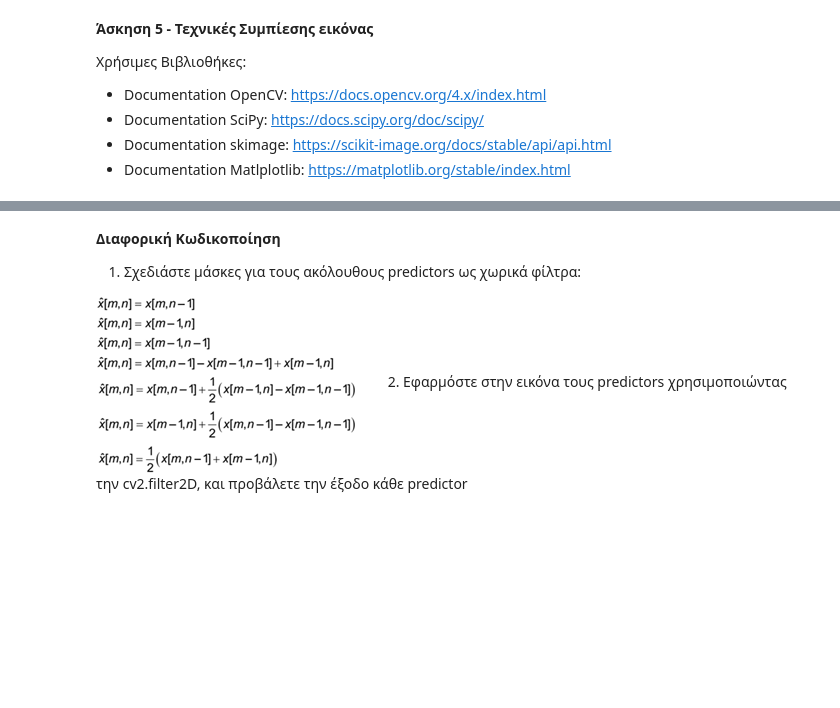
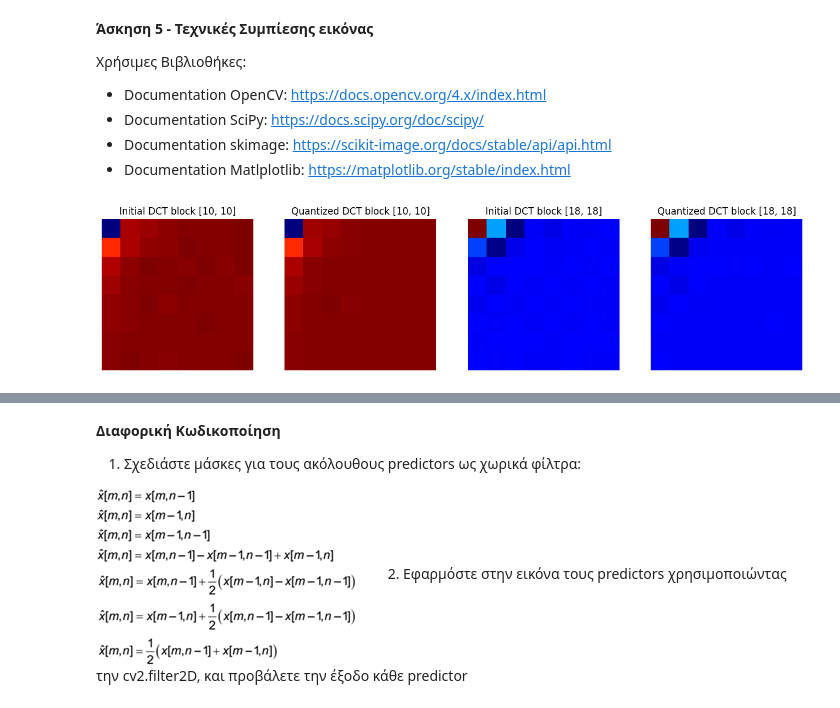
Before and after one commit to AgniKoko/DIP_HW02, a Jupyter notebook: DIP_HW02.ipynb, the cells around one changed output, grey strips where cells are left out. Saved outputs shown, nothing was run; the diff lists cells and outputs as text; code cells hidden in the pictures; blank space fills up the shorter version.

```diff
--- a/DIP_HW02.ipynb
+++ b/DIP_HW02.ipynb
@@ -23,4 +23,47 @@ import heapq
 from collections import defaultdict
 import urllib.request
 
-image = cv2.imread('parrot.jpg', cv2.IMREAD_GRAYSCALE)
+image = cv2.imread('dog_square.png')
+ycbcr_image = cv2.cvtColor(image, cv2.COLOR_BGR2YCrCb)
+Y, Cb, Cr = cv2.split(ycbcr_image)
+# %%
+# Function to compute the 2D DCT of an 8x8 block
+def dct2(block):
+    return dct(dct(block.T, norm='ortho').T, norm='ortho')
+
+# Process each channel with block-wise DCT and quantization
+def process_channel(channel):
+    blocks = view_as_blocks(channel, block_shape=(8, 8))
+    dct_blocks = np.zeros_like(blocks)
+    for i in range(blocks.shape[0]):
+        for j in range(blocks.shape[1]):
+            block = blocks[i, j]
+            dct_blocks[i, j] = dct2(block - 128)
+    return dct_blocks
+
+Y_processed = process_channel(Y.astype(int))
+Cb_processed = process_channel(Cb.astype(int))
+Cr_processed = process_channel(Cr.astype(int))
+
+Y_blocks = view_as_blocks(Y.astype(int), block_shape=(8, 8))
+
+plt.figure(figsize=(16, 16))
+plt.subplot(4, 4, 1)
+plt.imshow(dct2(Y_blocks[10, 10]-128), cmap='jet')
+plt.title('Initial DCT block [10, 10]')
+plt.axis('off')
+plt.subplot(4, 4, 2)
+plt.imshow(Y_processed[10, 10], cmap='jet')
+plt.title('Quantized DCT block [10, 10]')
+plt.axis('off')
+plt.subplot(4, 4, 3)
+plt.imshow(dct2(Y_blocks[18, 18]-128), cmap='jet')
+plt.title('Initial DCT block [18, 18]')
+plt.axis('off')
+plt.subplot(4, 4, 4)
+plt.imshow(Y_processed[18, 18], cmap='jet')
+plt.title('Quantized DCT block [18, 18]')
+plt.axis('off')
+plt.show()
+# %% [output]
+[figure, added]
```
Also changed, not shown: parts of 18 cells of this notebook.
